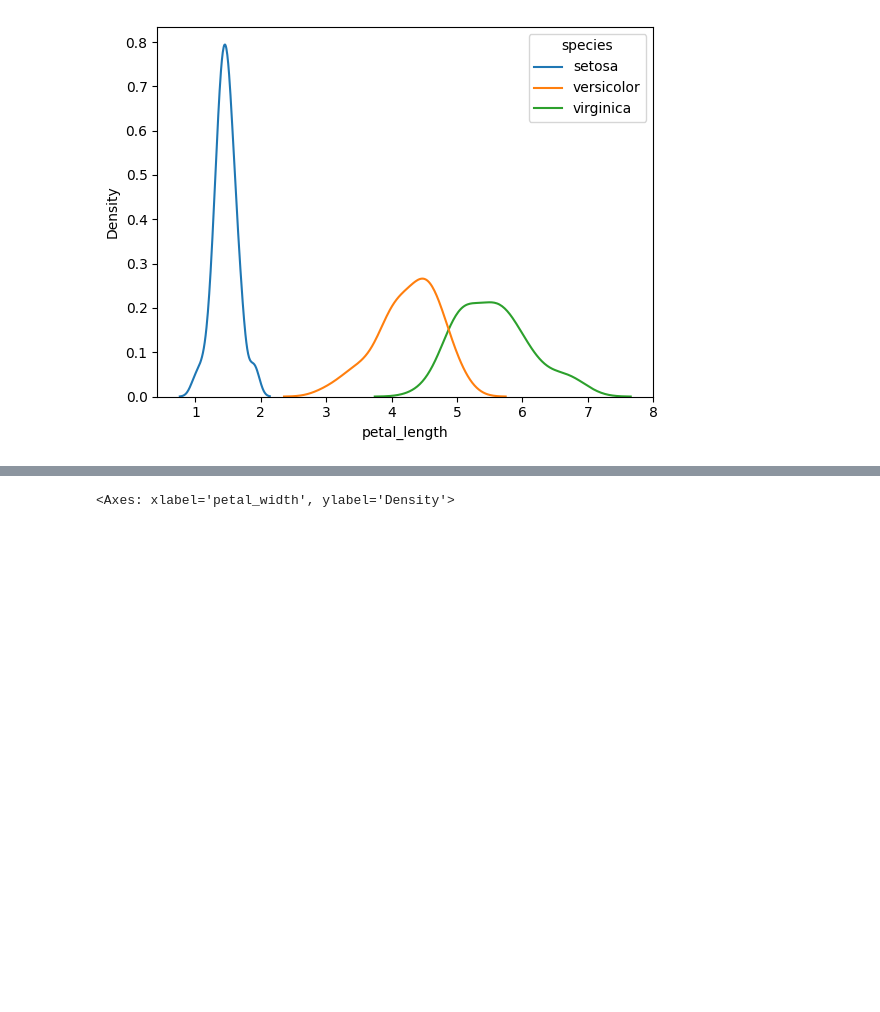
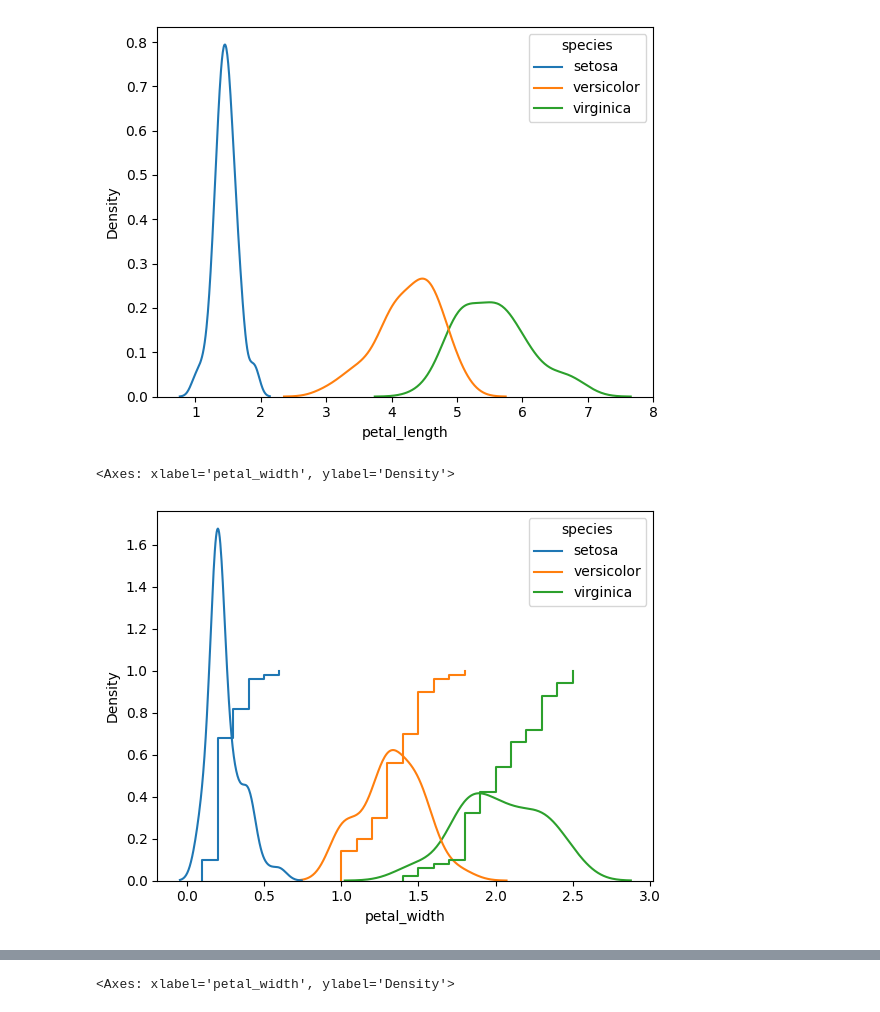
Before and after one commit to shadmanshakib09/Statistics, a Jupyter notebook: Statistics_Part03.ipynb, the cells around one changed output, grey strips where cells are left out. Cells and saved outputs as stored; diff of their text form; code cells hidden in the pictures; blank space fills up the shorter version.

```diff
--- a/Statistics_Part03.ipynb
+++ b/Statistics_Part03.ipynb
@@ -32,3 +32,9 @@ sns.kdeplot(data=df, x='petal_length', hue='species')
 # %% [output]
 <Axes: xlabel='petal_length', ylabel='Density'>
 [figure]
+# %%
+sns.kdeplot(data=df, x='petal_width', hue='species')
+sns.ecdfplot(data=df, x='petal_width', hue='species')
+# %% [output]
+<Axes: xlabel='petal_width', ylabel='Density'>
+[figure, added]
```
Also changed, not shown: parts of 1 cell of this notebook.
